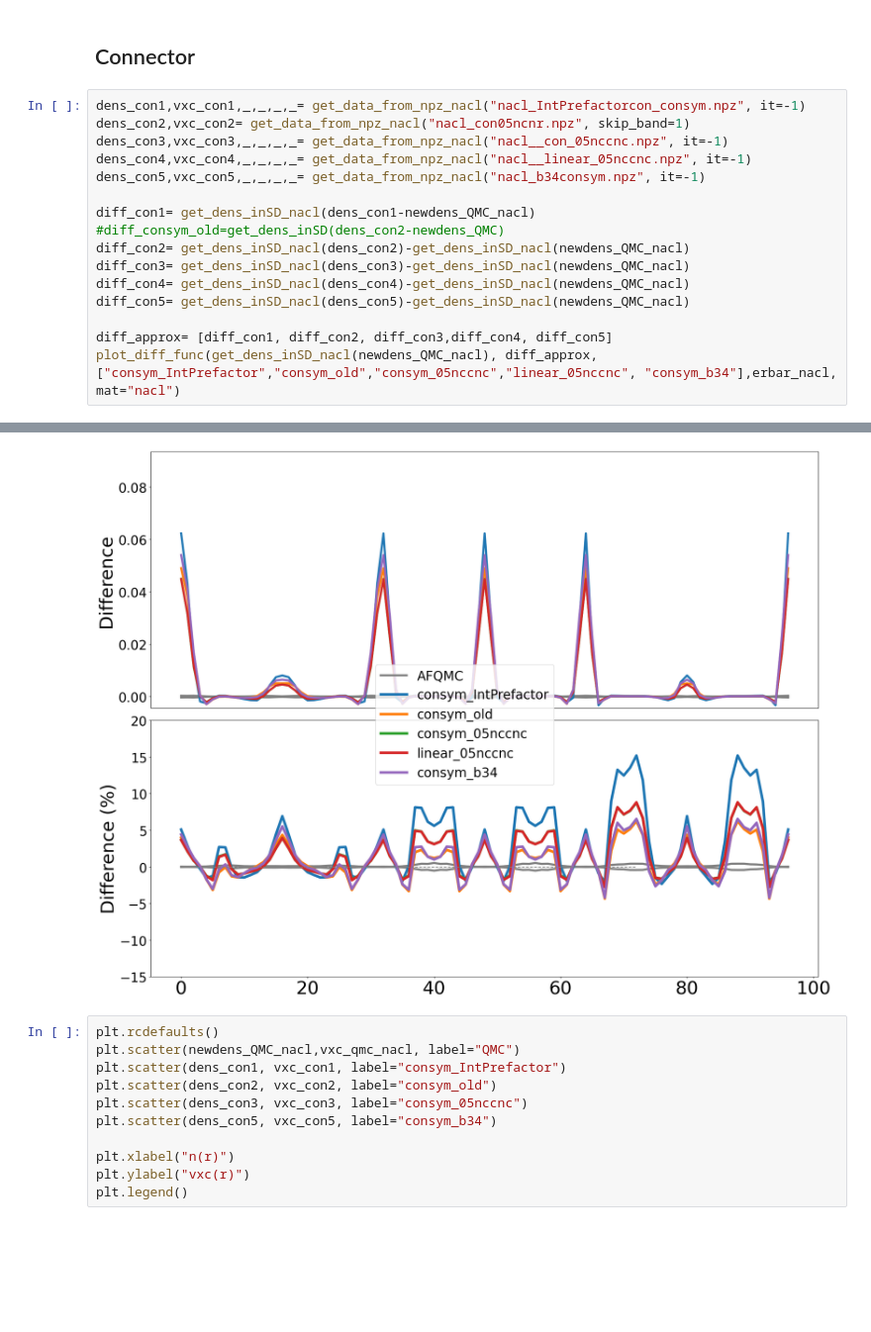
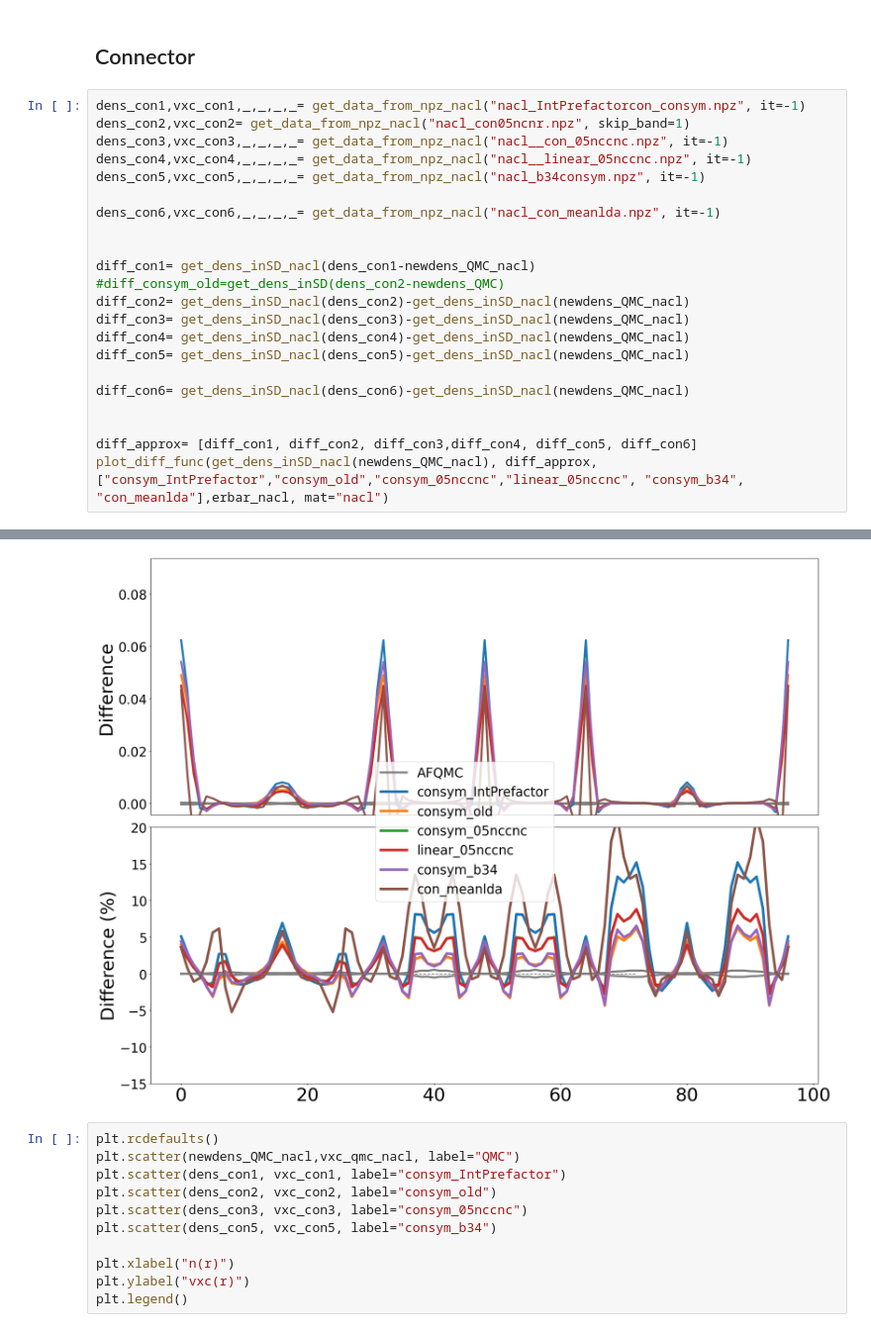
Before and after one commit to aouinaayoub/connector, a Jupyter notebook: fxc_connector.ipynb, the cells around one changed output, grey strips where cells are left out. Shown at 99% size. Saved outputs shown, nothing was run; the diff lists cells and outputs as text; blank space fills up the shorter version.

```diff
--- a/fxc_connector.ipynb
+++ b/fxc_connector.ipynb
@@ -337,6 +344,9 @@ dens_con2,vxc_con2= get_data_from_npz_nacl("nacl_con05ncnr.npz", skip_band=1)
 dens_con3,vxc_con3,_,_,_,_= get_data_from_npz_nacl("nacl__con_05nccnc.npz", it=-1)
 dens_con4,vxc_con4,_,_,_,_= get_data_from_npz_nacl("nacl__linear_05nccnc.npz", it=-1)
 dens_con5,vxc_con5,_,_,_,_= get_data_from_npz_nacl("nacl_b34consym.npz", it=-1)
+
+dens_con6,vxc_con6,_,_,_,_= get_data_from_npz_nacl("nacl_con_meanlda.npz", it=-1)
+
 
 diff_con1= get_dens_inSD_nacl(dens_con1-newdens_QMC_nacl)
 #diff_consym_old=get_dens_inSD(dens_con2-newdens_QMC)
@@ -345,8 +355,11 @@ diff_con3= get_dens_inSD_nacl(dens_con3)-get_dens_inSD_nacl(newdens_QMC_nacl)
 diff_con4= get_dens_inSD_nacl(dens_con4)-get_dens_inSD_nacl(newdens_QMC_nacl)
 diff_con5= get_dens_inSD_nacl(dens_con5)-get_dens_inSD_nacl(newdens_QMC_nacl)
 
-diff_approx= [diff_con1, diff_con2, diff_con3,diff_con4, diff_con5]
-plot_diff_func(get_dens_inSD_nacl(newdens_QMC_nacl), diff_approx, ["consym_IntPrefactor","consym_old","consym_05nccnc","linear_05nccnc", "consym_b34"],erbar_nacl, mat="nacl")
+diff_con6= get_dens_inSD_nacl(dens_con6)-get_dens_inSD_nacl(newdens_QMC_nacl)
+
+
+diff_approx= [diff_con1, diff_con2, diff_con3,diff_con4, diff_con5, diff_con6]
+plot_diff_func(get_dens_inSD_nacl(newdens_QMC_nacl), diff_approx, ["consym_IntPrefactor","consym_old","consym_05nccnc","linear_05nccnc", "consym_b34", "con_meanlda"],erbar_nacl, mat="nacl")
 # %% [output]
 ============
 number of iterations is  11
@@ -371,4 +381,4 @@ The direct gap is 4.8124 ev | QMC = 5.25 ev
-[figure, old version]
+[figure, new version]
 # %%
 plt.rcdefaults()
 plt.scatter(newdens_QMC_nacl,vxc_qmc_nacl, label="QMC")
```
Also changed, not shown: parts of 3 cells of this notebook.
